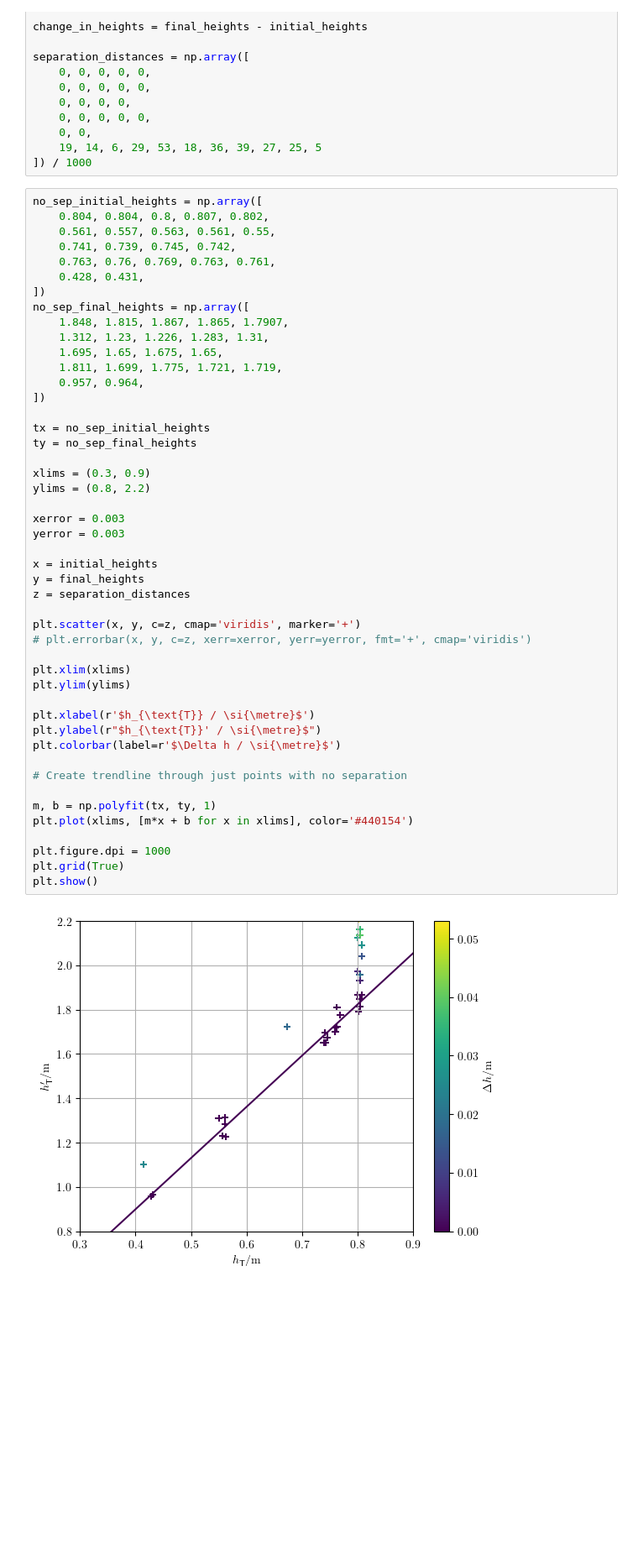
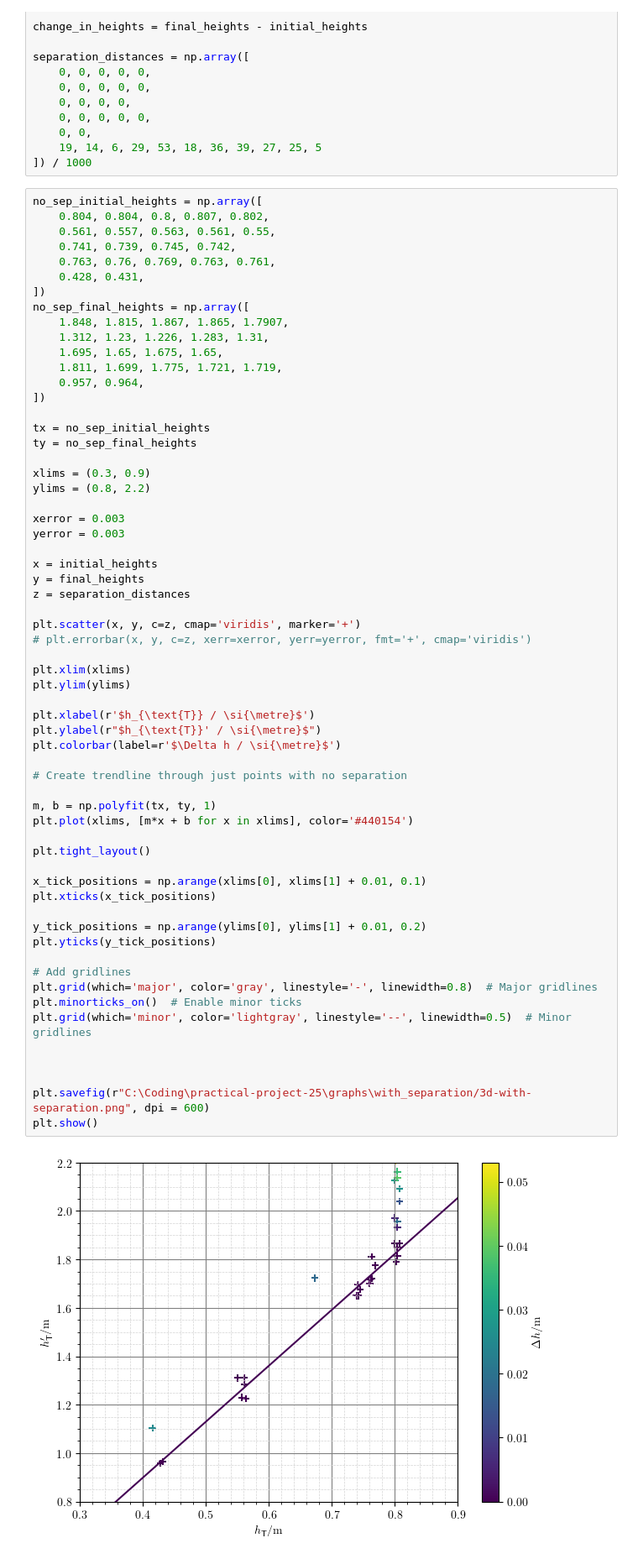
Before and after one commit to Aaryan-Varshney/practical-project-25, a Jupyter notebook: 3d_h1_h0_dh.ipynb, the cells around one changed output. Shown at 84% size. Drawn from its saved outputs; the diff is of its cells as text; blank space fills up the shorter version.

```diff
--- a/3d_h1_h0_dh.ipynb
+++ b/3d_h1_h0_dh.ipynb
@@ -56,36 +56,50 @@ no_sep_final_heights = np.array([
 tx = no_sep_initial_heights
 ty = no_sep_final_heights
 
 xlims = (0.3, 0.9)
 ylims = (0.8, 2.2)
 
 xerror = 0.003
 yerror = 0.003
 
 x = initial_heights
 y = final_heights
 z = separation_distances
 
 plt.scatter(x, y, c=z, cmap='viridis', marker='+')
 # plt.errorbar(x, y, c=z, xerr=xerror, yerr=yerror, fmt='+', cmap='viridis')
 
 plt.xlim(xlims)
 plt.ylim(ylims)
 
 plt.xlabel(r'$h_{\text{T}} / \si{\metre}$')
 plt.ylabel(r"$h_{\text{T}}' / \si{\metre}$")
 plt.colorbar(label=r'$\Delta h / \si{\metre}$')
 
 # Create trendline through just points with no separation
 
 m, b = np.polyfit(tx, ty, 1)
 plt.plot(xlims, [m*x + b for x in xlims], color='#440154')
 
-plt.figure.dpi = 1000
-plt.grid(True)
+plt.tight_layout()
+
+x_tick_positions = np.arange(xlims[0], xlims[1] + 0.01, 0.1)
+plt.xticks(x_tick_positions)
+
+y_tick_positions = np.arange(ylims[0], ylims[1] + 0.01, 0.2)
+plt.yticks(y_tick_positions)
+
+# Add gridlines
+plt.grid(which='major', color='gray', linestyle='-', linewidth=0.8)  # Major gridlines
+plt.minorticks_on()  # Enable minor ticks
+plt.grid(which='minor', color='lightgray', linestyle='--', linewidth=0.5)  # Minor gridlines
+
+
+
+plt.savefig(r"C:\Coding\practical-project-25\graphs\with_separation/3d-with-separation.png", dpi = 600)
 plt.show()
 # %% [output]
-[figure, old version]
+[figure, new version]
 # %%
 # Create the 3D scatter plot
 fig = plt.figure(figsize=(10, 7))
```
Also changed, not shown: parts of 1 cell of this notebook, 8 other files.
